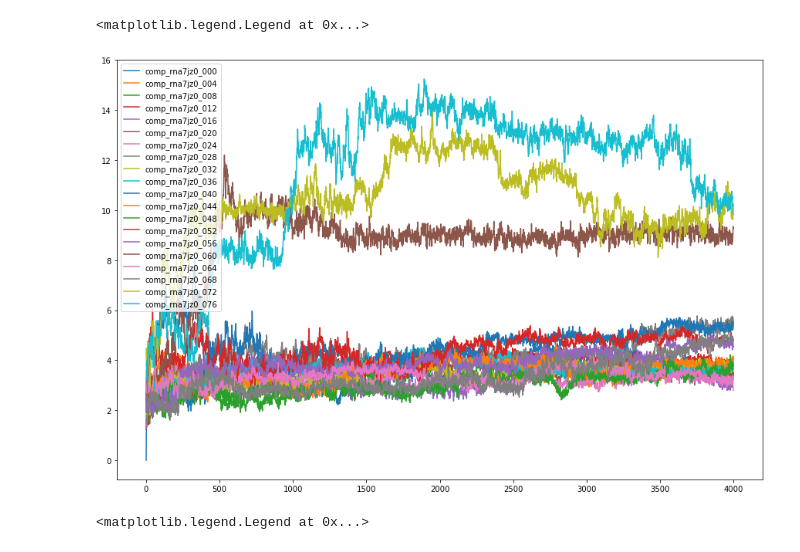
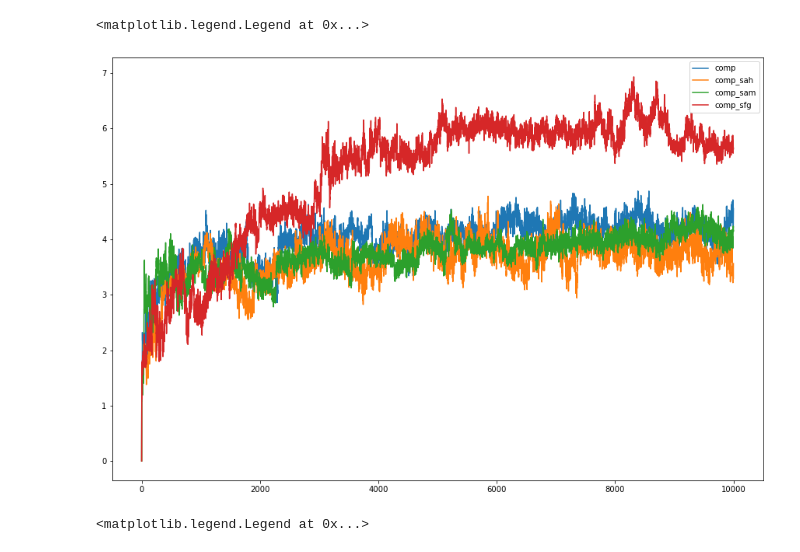
Before and after one commit to hengma1001/biophys_analysis, a Jupyter notebook: traj_analysis/RMSD.ipynb, the cells around one changed output. Drawn from its saved outputs; the diff is of its cells as text; code cells hidden in the pictures.

Commit message:
updated RMS modules and added RMSD plot notebook

```diff
--- a/traj_analysis/RMSD.ipynb
+++ b/traj_analysis/RMSD.ipynb
@@ -13,30 +13,32 @@ import MDAnalysis as mda
 from MDAnalysis.analysis import distances
 from MDAnalysis.analysis.rms import RMSD
 # %%
-runs = sorted(glob.glob("../../../traj_save/nsp10_16_dist_rna*/*.pdb"))
+runs = sorted(glob.glob("../../traj_save/*/*pdb"))
 # %%
 df = []
 
-for run in runs:
+for run in tqdm(runs):
     pdb_file = run
     dcd_file = run.replace("pdb", "dcd")
-    ref_pdb = pdb_file[:-7] + '000.pdb'
+    ref_pdb = pdb_file # [:-7] + '000.pdb'
 #     print(ref_pdb)
 #     continue
 
     run_base = os.path.basename(run)[:-4]
-    run_label = run_base.split("_")[2]
+#     run_label = run_base.split("_")[2]
 
     mda_traj = mda.Universe(pdb_file, dcd_file)
     ref_traj = mda.Universe(ref_pdb)
 
-    rmsd_inst = RMSD(mda_traj, ref_traj,
-        select='protein and name CA',
-        groupselections=[
-                "protein and name CA and segid B",   # CORE
-                "protein and name CA and segid A",                                   # LID
-                ],
-        verbose=1)
+    rmsd_inst = RMSD(
+            mda_traj, ref_traj,
+            select='protein and name CA',
+            groupselections=[
+                    "protein and name CA and segid B",   # CORE
+                    "protein and name CA and segid A",                                   # LID
+                    ],
+            # verbose=1
+                    )
     rmsd_inst.run()
 
     df.append({'sys_name': run_base,
@@ -57,15 +61,15 @@ df.head()
 # %%
 fig, ax = plt.subplots(figsize=(15,10))
 n_traj = 0
 
 for i, row in df.iterrows():
-    if '7jz0' in row['sys_name']:
-        ax.plot(row['rmsd_all'], label=row['sys_name'])
+#     if '7jz0' in row['sys_name']:
+    ax.plot(row['rmsd_all'], label=row['sys_name'])
 plt.legend()
 # plt.savefig('dist.pdf')
 # %% [output]
 <matplotlib.legend.Legend at 0x...>
-[figure, old version]
+[figure, new version]
 # %%
 fig, ax = plt.subplots(figsize=(15,10))
 n_traj = 0
```
Also changed, not shown: parts of 2 cells of this notebook, 1 other file.
